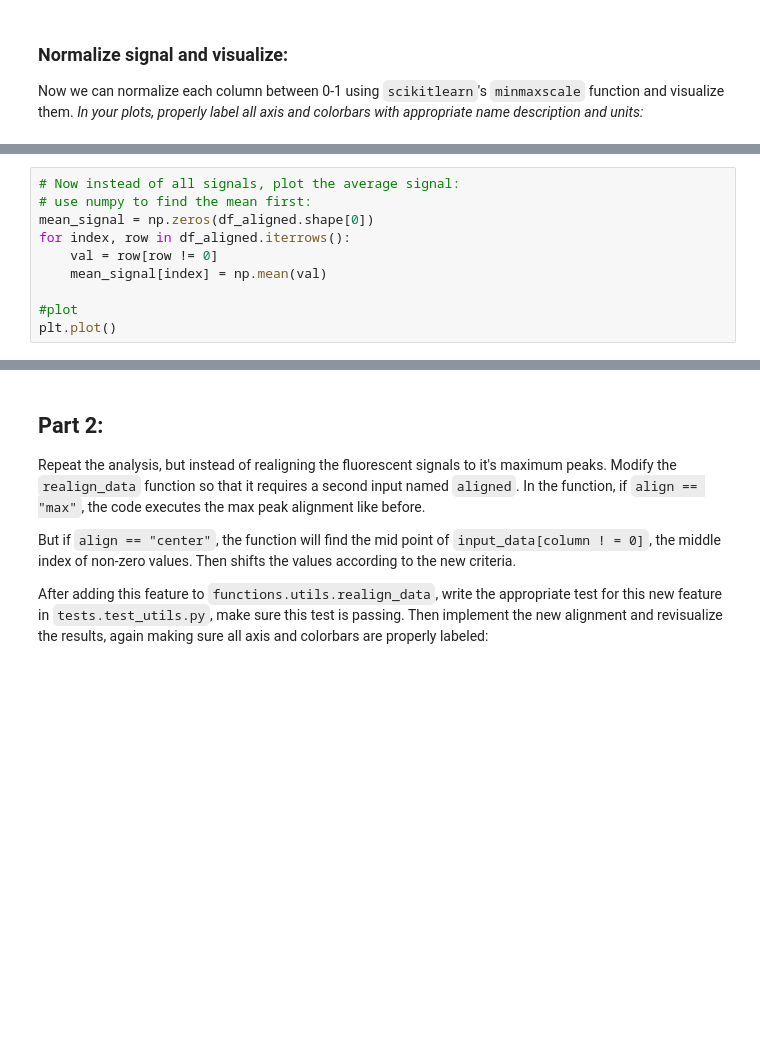
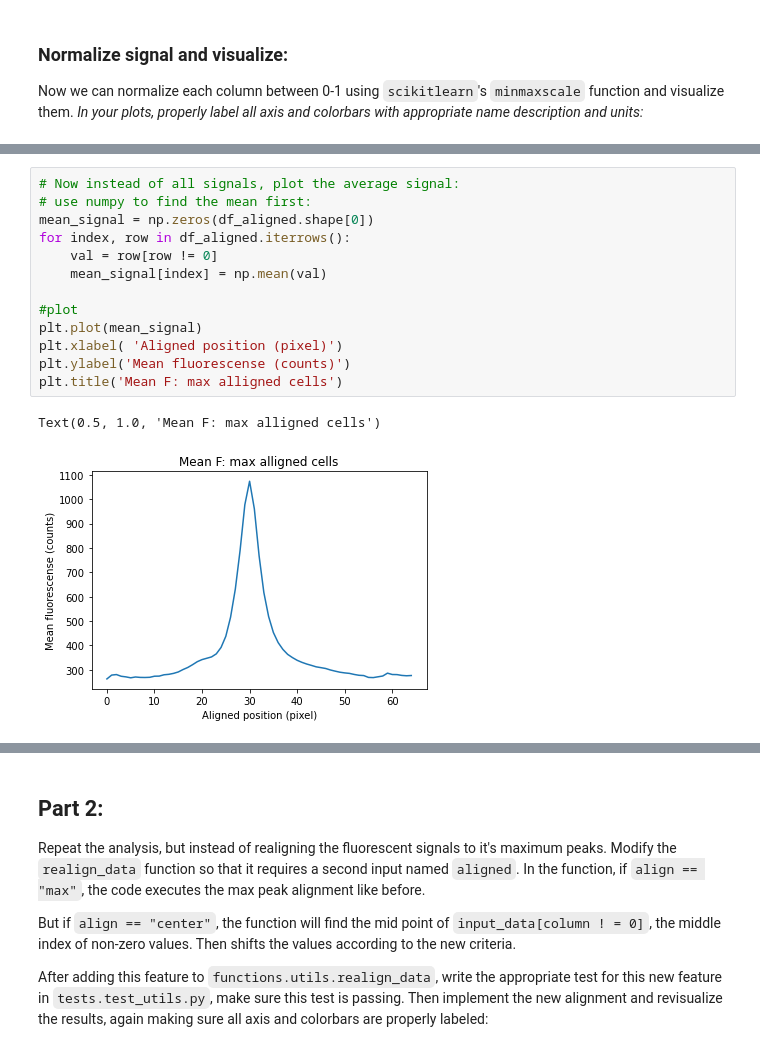
Before and after one commit to jferrante/wcm_datasci_basics_06images, a Jupyter notebook: assignment/process_csv.ipynb, the cells around one changed output, grey strips where cells are left out. Drawn from its saved outputs; the diff is of its cells as text; blank space fills up the shorter version.

```diff
--- a/assignment/process_csv.ipynb
+++ b/assignment/process_csv.ipynb
@@ -169,12 +129,18 @@ plt.plot()
 # %%
 # Now instead of all signals, plot the average signal:
 # use numpy to find the mean first:
 mean_signal = np.zeros(df_aligned.shape[0])
 for index, row in df_aligned.iterrows():
     val = row[row != 0]
     mean_signal[index] = np.mean(val)
 
 #plot
-plt.plot()
+plt.plot(mean_signal)
+plt.xlabel( 'Aligned position (pixel)')
+plt.ylabel('Mean fluorescense (counts)')
+plt.title('Mean F: max alligned cells')
+# %% [output]
+Text(0.5, 1.0, 'Mean F: max alligned cells')
+[figure, added]
 # %%
 # Finally visualize your aligned, and normalized fluorescent data in a heatmap:
```
Also changed, not shown: parts of 13 cells of this notebook, 2 other files.
